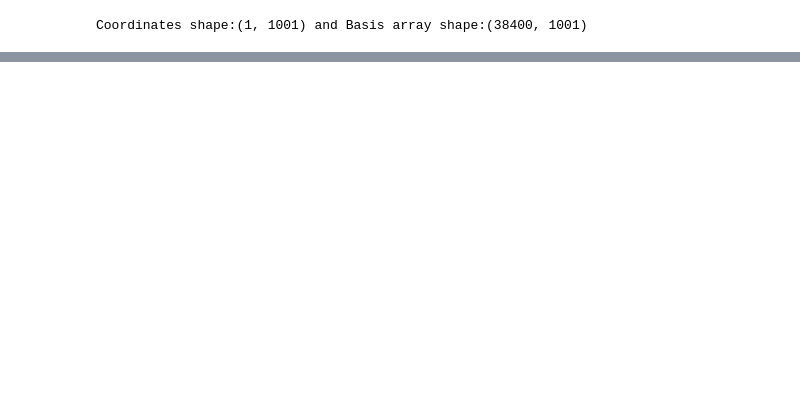
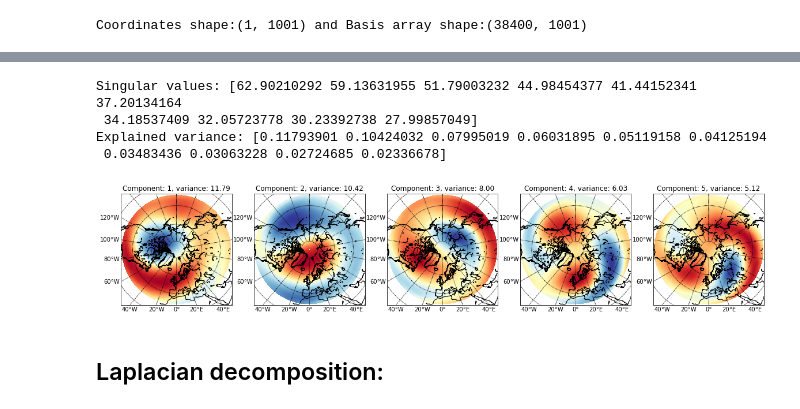
Before and after one commit to marvande/Non-linear-feature-extraction-of-the-stratoshpere, a Jupyter notebook: source/data.ipynb, the cells around one changed output, grey strips where cells are left out. Drawn from its saved outputs; the diff is of its cells as text; code cells hidden in the pictures; blank space fills up the shorter version.

```diff
--- a/source/data.ipynb
+++ b/source/data.ipynb
@@ -144,0 +143,57 @@ pca.fit(X)
+# %%
+pca = PCA(n_components=10)
+X = np.array(df.drop(['Unnamed: 0', 'Date'], axis=1))
+pca.fit(X)
+
+singular_values = pca.singular_values_
+explained_variance_ratio_ = pca.explained_variance_ratio_
+components = pca.components_
+
+print("Singular values: {sv} \nExplained variance: {ev}".
+      format(sv=singular_values, ev=explained_variance_ratio_))
+# %% [output]
+Singular values: [62.90210292 59.13631955 51.79003232 44.98454377 41.44152341 37.20134164
+ 34.18537409 32.05723778 30.23392738 27.99857049]
+Explained variance: [0.11793901 0.10424032 0.07995019 0.06031895 0.05119158 0.04125194
+ 0.03483436 0.03063228 0.02724685 0.02336678]
+# %%
+NUM_COMP = 5
+fig, axs = plt.subplots(1, NUM_COMP, figsize=(20, 20))
+
+for i in range(NUM_COMP):
+    X_sample = pd.DataFrame(
+        data={
+            'longitude': basis_cv['Lon'],
+            'latitude': basis_cv['Lat'],
+            'PV_values': basis_transf(components[i], basis_array)
+        })
+
+    Z = X_sample.pivot(index='latitude',
+                       columns='longitude',
+                       values='PV_values')
+
+    lons, lats = np.meshgrid(Z.columns.values, Z.index.values)
+
+    m = Basemap(projection='npstere',
+                boundinglat=29,
+                lon_0=0,
+                resolution='l',
+                ax=axs[i])
+    m.drawcoastlines(ax=axs[i])
+    m.drawparallels(np.arange(-80., 81., 20.),
+                    labels=[False, False, False, False],
+                    ax=axs[i])
+    m.drawmeridians(np.arange(-180., 181., 20.),
+                    labels=[True, False, False, True],
+                    ax=axs[i])
+
+    m.pcolor(lons, lats, Z.values, latlon=True, cmap='RdYlBu', ax=axs[i])
+
+    axs[i].set_title('Component: {}, variance: {:.2f}'.format(
+        i + 1, explained_variance_ratio_[i] * 100))
+
+plt.savefig('../data/figures/PCA.png')
+# %% [output]
+[figure, added]
+# %% [markdown]
+## Laplacian decomposition:
```
Also changed, not shown: parts of 16 cells of this notebook, 1 other file.
